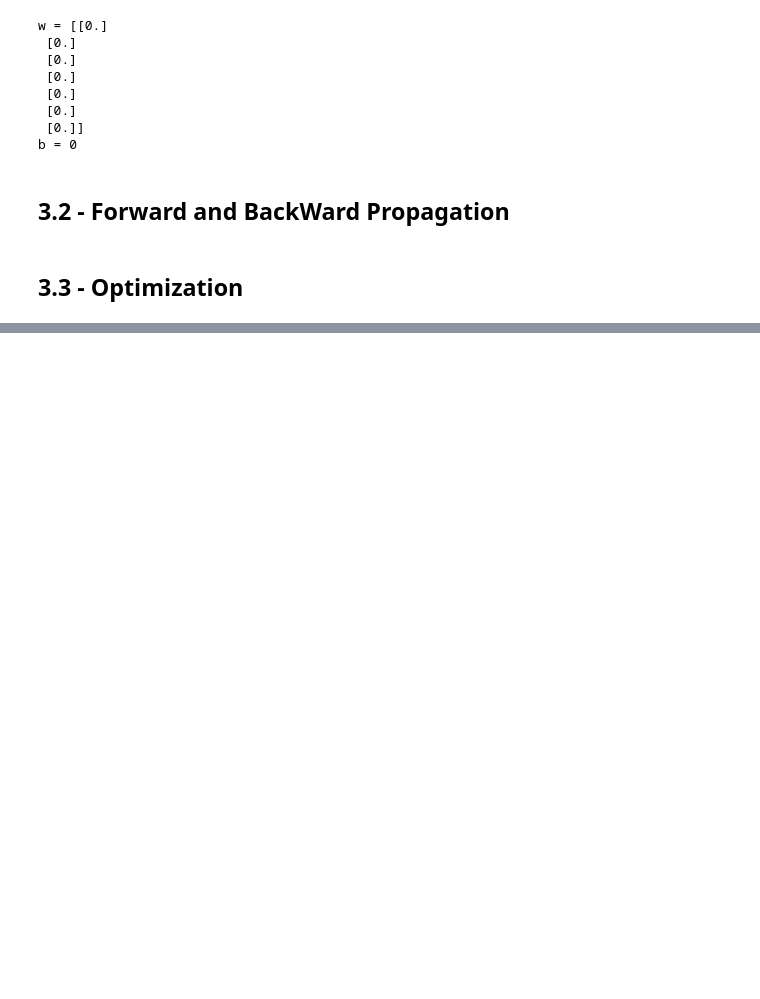
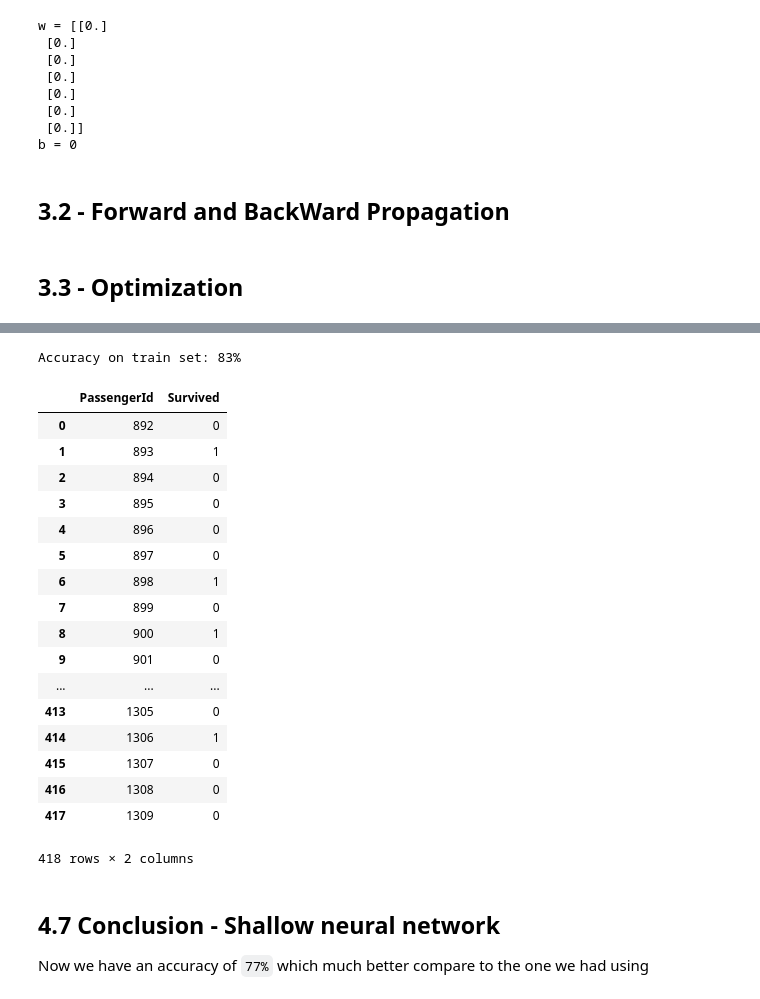
Before and after one commit to wilcoln/kaggle-solutions, a Jupyter notebook: titanic/titanic.ipynb, the cells around one changed output, grey strips where cells are left out. Drawn from its saved outputs; the diff is of its cells as text; code cells hidden in the pictures; blank space fills up the shorter version.

Commit message:
added shallow neural network solution

```diff
--- a/titanic/titanic.ipynb
+++ b/titanic/titanic.ipynb
@@ -155,0 +241,5 @@ b = nan
+# %%
+(n_x, n_h, n_y) = layer_sizes(X_train, Y_train)
+print("The size of the input layer is: n_x = " + str(n_x))
+print("The size of the hidden layer is: n_h = " + str(n_h))
+print("The size of the output layer is: n_y = " + str(n_y))
@@ -155,0 +283,6 @@ b = nan
+# %%
+parameters = initialize_parameters(n_x, n_h, n_y)
+print("W1 = " + str(parameters["W1"]))
+print("b1 = " + str(parameters["b1"]))
+print("W2 = " + str(parameters["W2"]))
+print("b2 = " + str(parameters["b2"]))
@@ -155,0 +478,2 @@ b = nan
+# %%
+parameters = nn_model(X_train, Y_train, 5, num_iterations=1000000, learning_rate=0.003, print_cost=True)
@@ -155,0 +498,50 @@ b = nan
+# %%
+def predict(parameters, X):
+    """
+    Using the learned parameters, predicts a class for each example in X
+
+    Arguments:
+    parameters -- python dictionary containing your parameters
+    X -- input data of size (n_x, m)
+
+    Returns
+    predictions -- vector of predictions of our model (red: 0 / blue: 1)
+    """
+
+    # Computes probabilities using forward propagation, and classifies to 0/1 using 0.5 as the threshold.
+    A2, cache = forward_propagation(X, parameters)
+    predictions = A2 > .5
+    predictions = predictions.astype(int)
+
+    return predictions
+# %%
+predictions_train = predict(parameters, X_train)
+print ('Accuracy on train set: %d' % float((np.dot(Y,predictions_train.T) + np.dot(1-Y,1-predictions_train.T))/float(Y.size)*100) + '%')
+predictions_test = predict(parameters, X_test)
+df = pd.DataFrame({'PassengerId':np.squeeze(test_set_id), 'Survived':np.squeeze(predictions_test)})
+df.to_csv('submission.csv',index=False)
+df
+# %% [output]
+Accuracy on train set: 83%
+|  | PassengerId | Survived |
+| 0 | 892 | 0 |
+| 1 | 893 | 1 |
+| 2 | 894 | 0 |
+| 3 | 895 | 0 |
+| 4 | 896 | 0 |
+| 5 | 897 | 0 |
+| 6 | 898 | 1 |
+| 7 | 899 | 0 |
+| 8 | 900 | 1 |
+| 9 | 901 | 0 |
+| ... | ... | ... |
+| 413 | 1305 | 0 |
+| 414 | 1306 | 1 |
+| 415 | 1307 | 0 |
+| 416 | 1308 | 0 |
+| 417 | 1309 | 0 |
+418 rows × 2 columns
+# %% [markdown]
+## 4.7 Conclusion - Shallow neural network
+
+Now we have an accuracy of `77%` which much better compare to the one we had using
```
Also changed, not shown: parts of 30 cells of this notebook, 1 other file.
